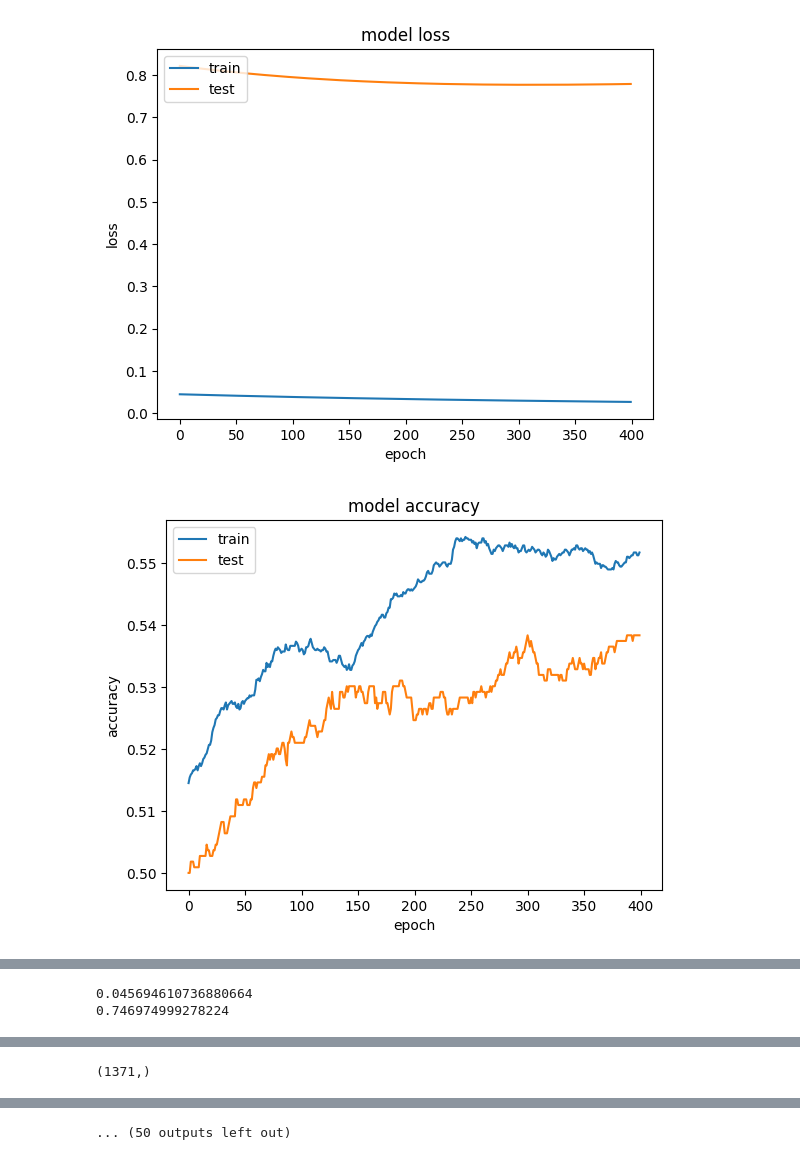
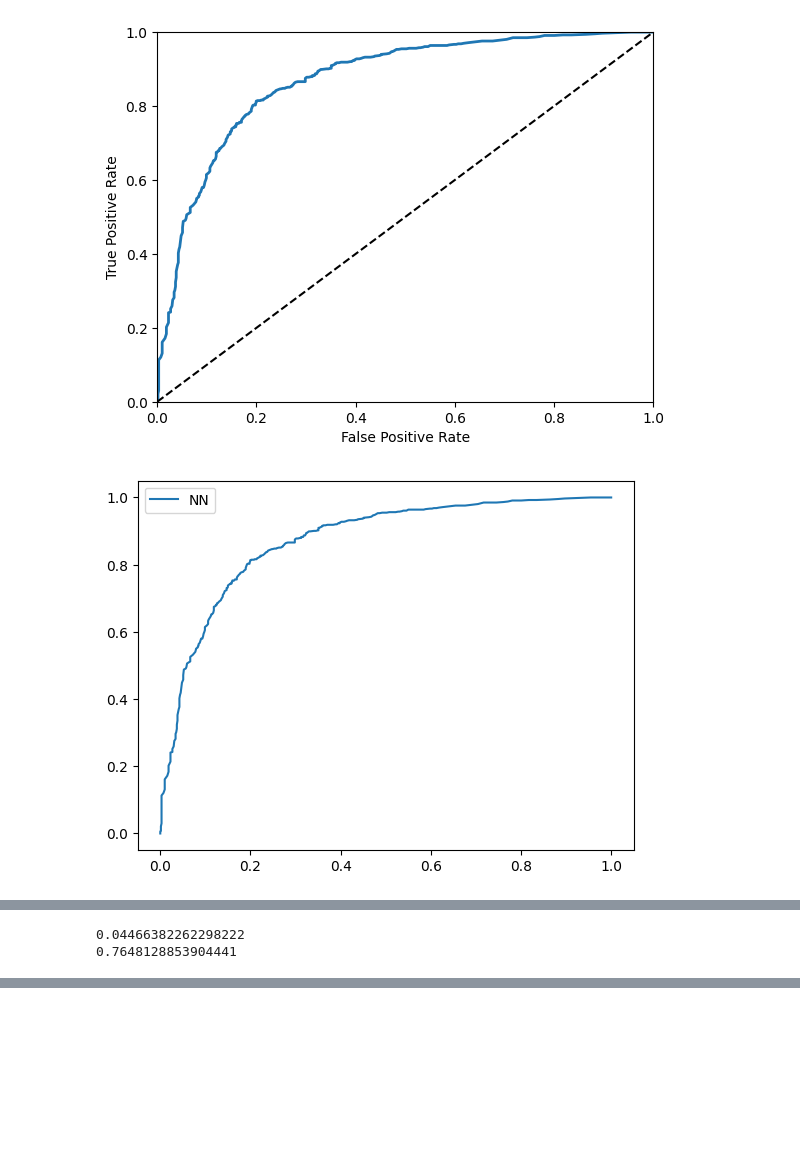
Before and after one commit to Benzillaist/Willocq-HiggsML-research, a Jupyter notebook: new_HWW_fresh.ipynb, the cells around one changed output, grey strips where cells are left out. Saved outputs shown, nothing was run; the diff lists cells and outputs as text; code cells hidden in the pictures; blank space fills up the shorter version.

Commit message:
added boosted decision tree and random forest tree

```diff
--- a/new_HWW_fresh.ipynb
+++ b/new_HWW_fresh.ipynb
@@ -128,6 +128,15 @@ def get_model(metric, bias, train_tensor):
                 metrics=[metric])
     # model.layers[0].bias.assign([bias])
     return model
+
+
+def boosted_decision_tree():
+    model = tfdf.keras.GradientBoostedTreesModel()
+    return model
+
+def random_forest_tree():
+    model = tfdf.keras.RandomForestModel()
+    return model
 # %%
 #open the files
 signal_file_e = open_root_files("mc16e_signal.root","nominal")
@@ -285,0 +447,6 @@ Epoch 400: saving model to checkpoint.ckpt
+# %%
+rft_model = random_forest_tree()
+
+rft_fit = rft_model.fit(scaled_train_df, train_class, batch_size=256, validation_data=(scaled_val_df, val_class), sample_weight=pd.Series(train_weight).to_frame('weight'), callbacks=[early_stopping, cp_callback])
+
+rft_y_scores = rft_model.predict(scaled_test_df)
@@ -290,19 +475,16 @@ import matplotlib.pyplot as plt
 
 # nn_model = keras.models.load_model('nn_model.h5')
 # y_scores = nn_model.predict(scaled_test_df)
-y_pred = np.round(y_scores)
+y_pred = np.round(rft_y_scores)
 
-nn_model.summary()
+rft_model.summary()
 
-nn_signal_scores = y_scores[test_class == 1]
-nn_background_scores = y_scores[test_class == 0]
+nn_signal_scores = rft_y_scores[test_class == 1]
+nn_background_scores = rft_y_scores[test_class == 0]
 
-nn_fakes, nn_reals, thresholds = roc_curve(test_class, y_scores)
+nn_fakes, nn_reals, thresholds = roc_curve(test_class, rft_y_scores)
 
 print("NN AUC: ", auc(nn_fakes, nn_reals))
-
-nn_loss_plot = plot_loss(nn_fit)
-nn_accuracy_plot = plot_accuracy(nn_fit)
 
 plot_roc_curve(nn_fakes, nn_reals)
 
@@ -331,36 +513,4 @@ confmatrix = confusion_matrix(test_class, y_pred, sample_weight=test_weight)
 cm_display = ConfusionMatrixDisplay(confusion_matrix = confmatrix, display_labels = [False, True])
 cm_display.plot()
 plt.show()
-
-#plot all test distributions with test_class and y_pred using subplots
-y_pred = y_pred.flatten()
-print(y_pred.shape)
-for i in range(len(test_df.columns)):
-    fig, axs = plt.subplots(1, 2, sharex=True, sharey=True, tight_layout=True)
-    axs[0].hist(test_df[test_df.columns[i]][test_class == 0], bins= 50, histtype='step', label='Background', color='blue', weights=test_weight[test_class == 0])
-    axs[0].hist(test_df[test_df.columns[i]][test_class == 1], bins= 50, histtype='step', label='Signal', color='red', weights=test_weight[test_class == 1])
-    axs[0].set_xlabel(test_df.columns[i])
-    axs[0].set_title('Test class')
-    axs[0].legend()
-    axs[1].hist(test_df[test_df.columns[i]][y_pred == 0], bins= 50, histtype='step', label='Background', color='blue', weights=test_weight[y_pred == 0])
-    axs[1].hist(test_df[test_df.columns[i]][y_pred == 1], bins= 50, histtype='step', label='Signal', color='red', weights=test_weight[y_pred == 1])
-    axs[1].set_xlabel(test_df.columns[i])
-    axs[1].set_title('NN prediction')
-    axs[1].legend()
-    plt.show()
-    print("")
-    print("")
-    plt.hist(test_df[test_df.columns[i]][test_class == 1], bins= 50, histtype='step', label='Signal_true', color='blue', weights=test_weight[test_class == 1])
-    plt.hist(test_df[test_df.columns[i]][y_pred == 1], bins= 50, histtype='step', label='Signal_pred', color='red', weights=test_weight[y_pred == 1])
-    plt.xlabel(test_df.columns[i])
-    plt.legend()
-    plt.show()
-    print("")
-    print("")
-    # plt.hist(test_df[test_df.columns[i]][(test_class == 0) & (y_pred == 0)], bins= 50, histtype='step', label='Background', color='blue', weights=test_weight[(test_class == 0) & (y_pred == 0)])
-    entries2, bin_edges2, c2 = plt.hist(test_df[test_df.columns[i]][(test_class == 1) & (y_pred == 1)], bins= 50, histtype='step', label='Signal', color='red', weights=test_weight[(test_class == 1) & (y_pred == 1)])
-    plt.xlabel(test_df.columns[i])
-    plt.legend()
-    plt.show()
-    print(sum(entries2))
 # %% [output]
@@ -381,2 +534,2 @@ NN AUC:  0.6073643939264838
-[figure, old version]
+[figure, new version]
-[figure, old version]
+[figure, new version]
@@ -384,0 +538,2 @@ NN AUC:  0.6073643939264838
+0.04466382262298222
+0.7648128853904441
@@ -387,2 +540,0 @@ NN AUC:  0.6073643939264838
-0.045694610736880664
-0.746974999278224
@@ -390 +540,0 @@ NN AUC:  0.6073643939264838
-(1371,)
@@ -393 +540,0 @@ NN AUC:  0.6073643939264838
-... (50 outputs left out)
```
Also changed, not shown: parts of 7 cells of this notebook, 5 other files.
